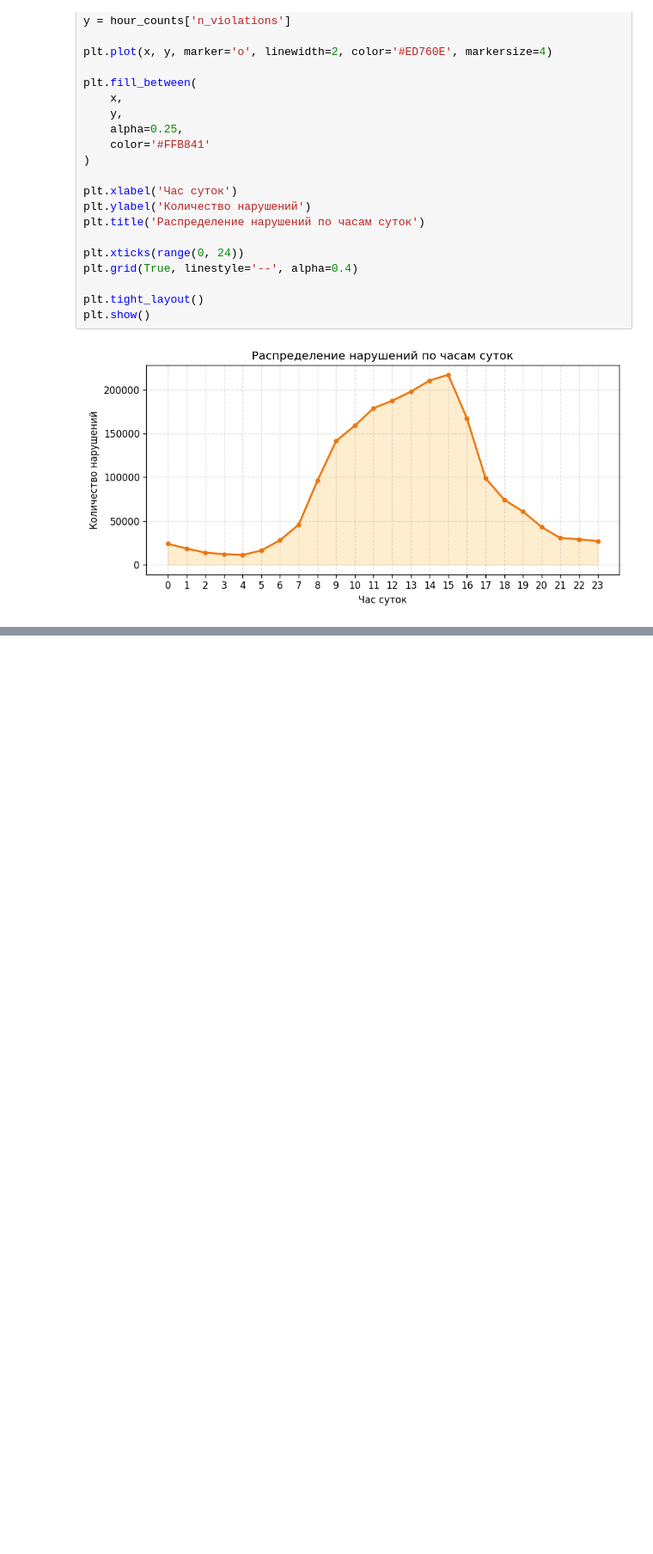
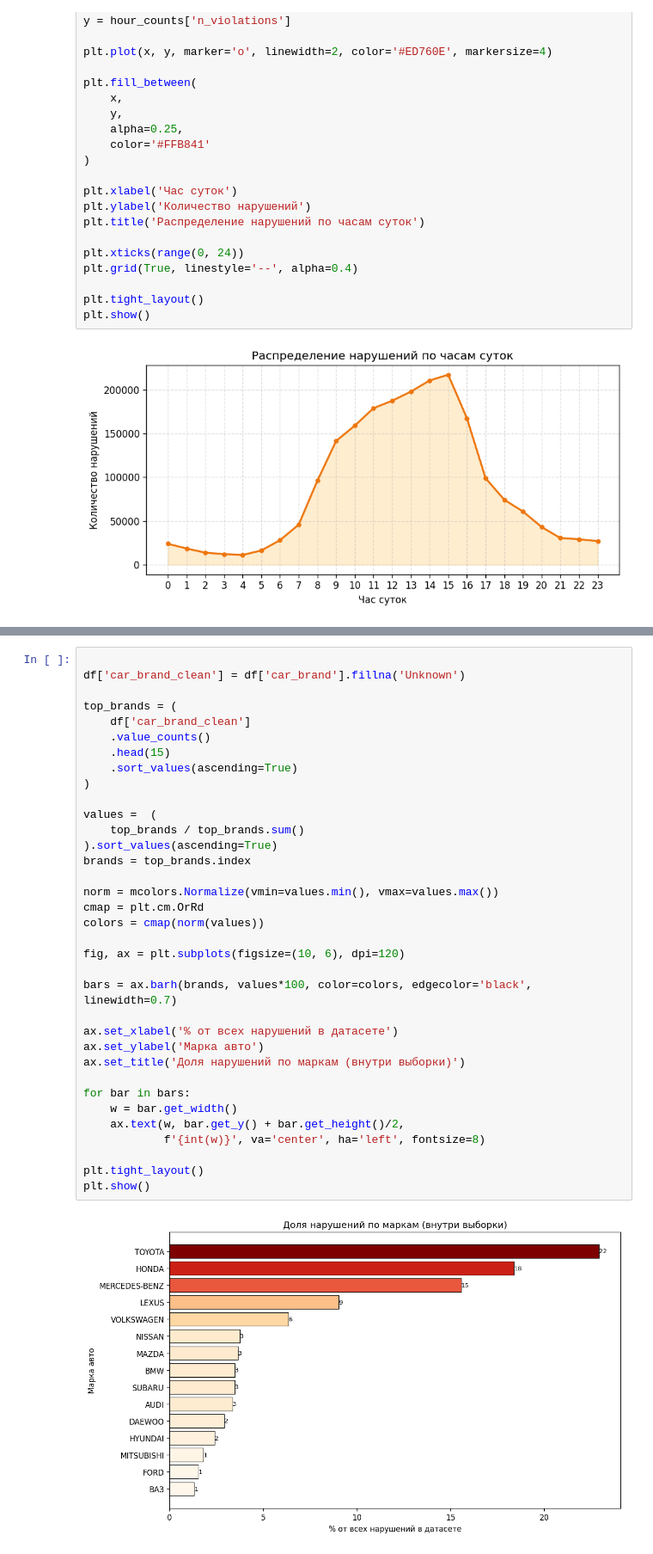
Before and after one commit to s-bye/Kyrgyzstan-traffic, a Jupyter notebook: baiastan_v.ipynb, the cells around one changed output, grey strips where cells are left out. Shown at 86% size. Saved outputs shown, nothing was run; the diff lists cells and outputs as text; blank space fills up the shorter version.

```diff
--- a/baiastan_v.ipynb
+++ b/baiastan_v.ipynb
@@ -564,0 +736,37 @@ plt.show()
+# %%
+
+df['car_brand_clean'] = df['car_brand'].fillna('Unknown')
+
+top_brands = (
+    df['car_brand_clean']
+    .value_counts()
+    .head(15)
+    .sort_values(ascending=True)
+)
+
+values =  (
+    top_brands / top_brands.sum()
+).sort_values(ascending=True)
+brands = top_brands.index
+
+norm = mcolors.Normalize(vmin=values.min(), vmax=values.max())
+cmap = plt.cm.OrRd
+colors = cmap(norm(values))
+
+fig, ax = plt.subplots(figsize=(10, 6), dpi=120)
+
+bars = ax.barh(brands, values*100, color=colors, edgecolor='black', linewidth=0.7)
+
+ax.set_xlabel('% от всех нарушений в датасете')
+ax.set_ylabel('Марка авто')
+ax.set_title('Доля нарушений по маркам (внутри выборки)')
+
+for bar in bars:
+    w = bar.get_width()
+    ax.text(w, bar.get_y() + bar.get_height()/2,
+            f'{int(w)}', va='center', ha='left', fontsize=8)
+
+plt.tight_layout()
+plt.show()
+# %% [output]
+[figure, added]
```
Also changed, not shown: parts of 13 cells of this notebook.
